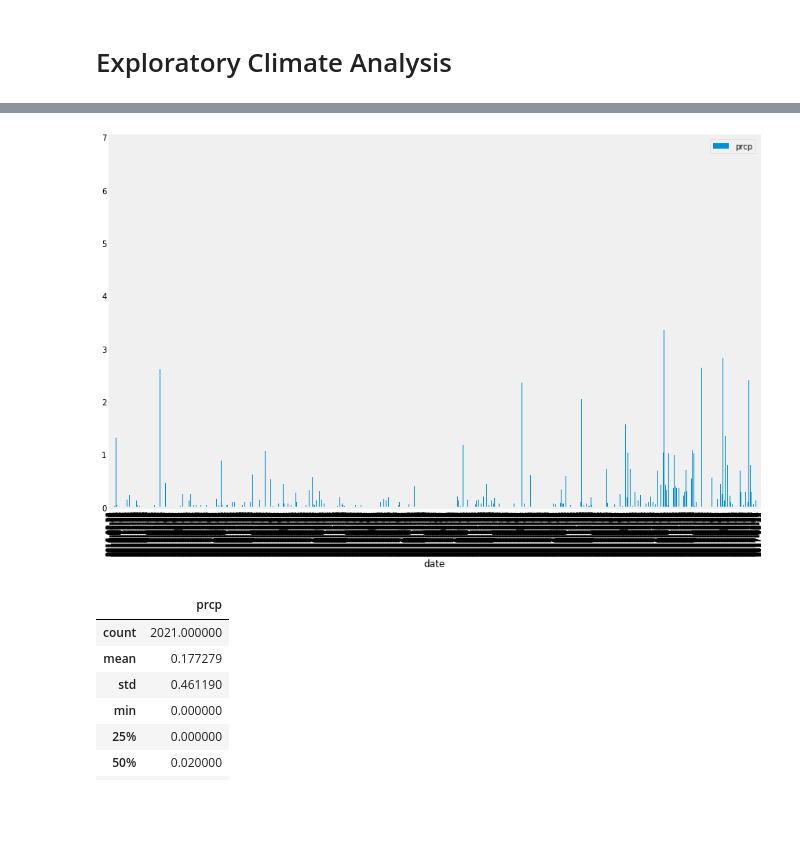
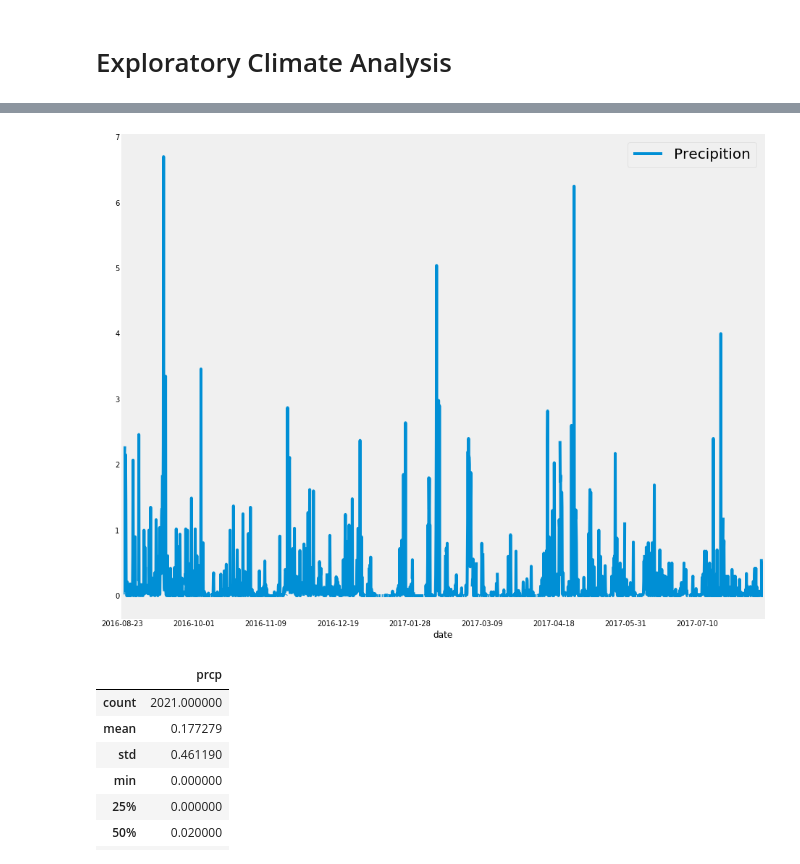
Before and after one commit to chuhaovince/Sqlalchemy-challenge, a Jupyter notebook: climate_starter.ipynb, the cells around one changed output, grey strips where cells are left out. Saved outputs shown, nothing was run; the diff lists cells and outputs as text; code cells hidden in the pictures; blank space fills up the shorter version.

```diff
--- a/climate_starter.ipynb
+++ b/climate_starter.ipynb
@@ -45,27 +66,26 @@ ValueError: time data '20110121' does not match format '%Y-%m-%d'
 # %%
 # Design a query to retrieve the last 12 months of precipitation data and plot the results
 
 # Calculate the date 1 year ago from the last data point in the database
 last_entry = session.query(Measurement.date, func.max(Measurement.id)).all()
 last_date = dt.datetime.strptime(last_entry[0][0], "%Y-%m-%d")
 date_1_year_ago = (last_date - dt.timedelta(days = 365)).strftime("%Y-%m-%d")
 
 # Perform a query to retrieve the data and precipitation scores
 # Save the query results as a Pandas DataFrame and set the index to the date column
-prcp = session.query(Measurement.prcp, Measurement.date).filter(Measurement.date >= date_1_year_ago).statement
-df_prcp = pd.read_sql_query(prcp, con = engine).set_index("date")
-
 # Sort the dataframe by date
-df_prcp.sort_values("date")
+prcp = session.query(Measurement.prcp, Measurement.date).filter(Measurement.date >= date_1_year_ago).order_by(Measurement.date).statement
+df_prcp = pd.read_sql_query(prcp, con = engine).set_index('date')
 
 # Use Pandas Plotting with Matplotlib to plot the data
-df_prcp.plot.bar(figsize = (12,8))
-plt.legend(loc = "best")
-#plt.tick_params(axis = "x", which = "both",top = False, bottom = False)
+
+df_prcp.plot(figsize = (13,10))
+plt.legend(['Precipition'], loc = "best", fontsize = 20)
+plt.tick_params(axis = "x", which = "both",top = False, bottom = False)
 plt.tight_layout()
 plt.grid()
 # %% [output]
-[figure, old version]
+[figure, new version]
 # %%
 # Use Pandas to calcualte the summary statistics for the precipitation data
 df_prcp.describe()
```
Also changed, not shown: parts of 2 cells of this notebook.
